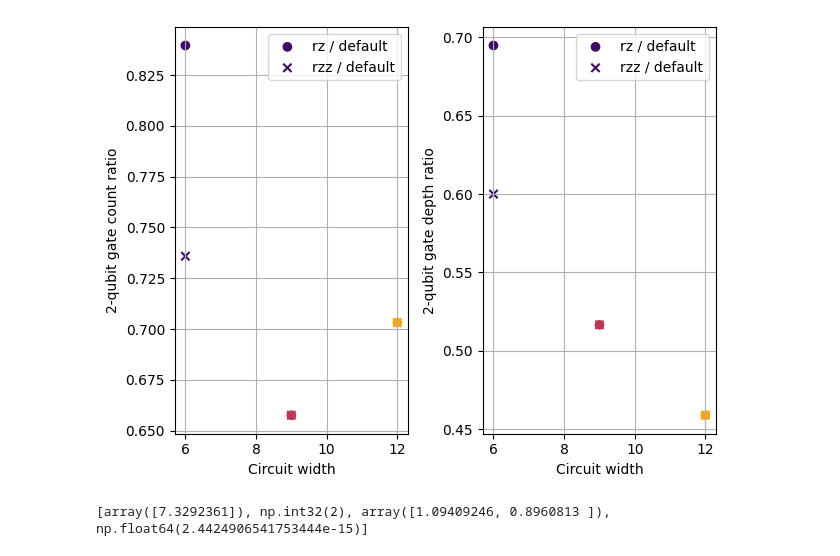
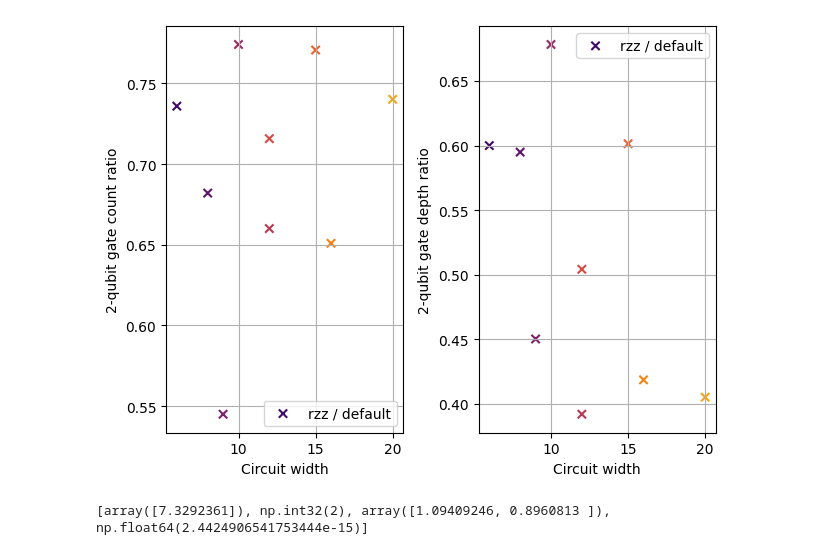
Before and after one commit to JoshCudby/quantum_pangenomics, a Jupyter notebook: qiskit_simulation/notebooks/plot_circuit_depths.ipynb, the cells around one changed output. Drawn from its saved outputs; the diff is of its cells as text; code cells hidden in the pictures.

Commit message:
Precompute rzz tweaks

```diff
--- a/qiskit_simulation/notebooks/plot_circuit_depths.ipynb
+++ b/qiskit_simulation/notebooks/plot_circuit_depths.ipynb
@@ -49,5 +34,5 @@ test_N3_W4 (603, 512) [424, 235, 16] [424, 235, 16]
 # %%
-with open('/lustre/scratch127/qpg/jc59/circuit_depths/results.all2all.precompute.0.pkl', 'rb') as f:
-    res = pickle.load(f)
-for k, v in res.items():
-    print(k, v['default'][::-1], v['rz'][0:3]) #, v['rzz'])
+# with open('/lustre/scratch127/qpg/jc59/circuit_depths/results.all2all.precompute.0.pkl', 'rb') as f:
+#     res = pickle.load(f)
+# for k, v in res.items():
+#     print(k, v['default'][::-1], v['rz'][0:3]) #, v['rzz'])
@@ -69,5 +39,5 @@ test_N8_W5 (6516, 6706) [3550, 8183, 0]
 # %%
-def get_saving_ratio_plot(res: dict[str, dict]):
+def get_saving_ratio_plot(res: dict[str, dict], plot_rz: bool=True):
     filenames = list(res.keys())
     qubits = [filename_qubits_dict[filename] for filename in filenames]
 
@@ -90,6 +60,11 @@ def get_saving_ratio_plot(res: dict[str, dict]):
         rz_depths.append(rz_depth)
         rz_counts.append(rz_count)
 
+    qubits, default_depths, default_counts, rzz_depths, rzz_counts, rz_depths, rz_counts = zip(*sorted(zip(
+        qubits, default_depths, default_counts, rzz_depths, rzz_counts, rz_depths, rz_counts
+    )))
+
+
     default_counts = np.array(default_counts)
     rz_counts = np.array(rz_counts)
     rzz_counts = np.array(rzz_counts)
@@ -100,7 +75,8 @@ def get_saving_ratio_plot(res: dict[str, dict]):
 
     colours = cmap(np.linspace(0.2, 0.8, len(rz_depths)))
     fig, axes = plt.subplots(1, 2)
-    axes[0].scatter(qubits, rz_counts / default_counts, marker='o', c = colours, label='rz / default')
+    if plot_rz:
+        axes[0].scatter(qubits, rz_counts / default_counts, marker='o', c = colours, label='rz / default')
     axes[0].scatter(qubits, rzz_counts / default_counts, marker='x', c = colours, label='rzz / default')
     axes[0].legend()
 
@@ -110,8 +86,8 @@ def get_saving_ratio_plot(res: dict[str, dict]):
     # p_counts_rzz = np.polynomial.polynomial.Polynomial.fit(qubits, rzz_counts / default_counts, 2)
     # axes[0].plot(plot_qubits, p_counts_rzz(plot_qubits))
 
-
-    axes[1].scatter(qubits, rz_depths / default_depths, marker='o', c = colours, label='rz / default')
+    if plot_rz:
+        axes[1].scatter(qubits, rz_depths / default_depths, marker='o', c = colours, label='rz / default')
     axes[1].scatter(qubits, rzz_depths / default_depths, marker='x', c = colours, label='rzz / default')
     axes[1].legend()
 
@@ -132,9 +108,9 @@ def get_saving_ratio_plot(res: dict[str, dict]):
     fig.tight_layout()
     fig.show()
 # %%
-get_saving_ratio_plot(res)
+get_saving_ratio_plot(res, False)
 # %% [output]
-[figure, old version]
+[figure, new version]
 # %%
 # qubits = [ 6, 9, 12, 20, 24, 24, 8, 12, 16, 20, 10, 15, 20, 25, 30, 30, 30] #, 35]
 qubits = [ 6, 9, 12, 20, 24, 8, 12, 16, 10, 15, 25] #, 30] #, 35]
```
Also changed, not shown: parts of 3 cells of this notebook, 5 other files.
